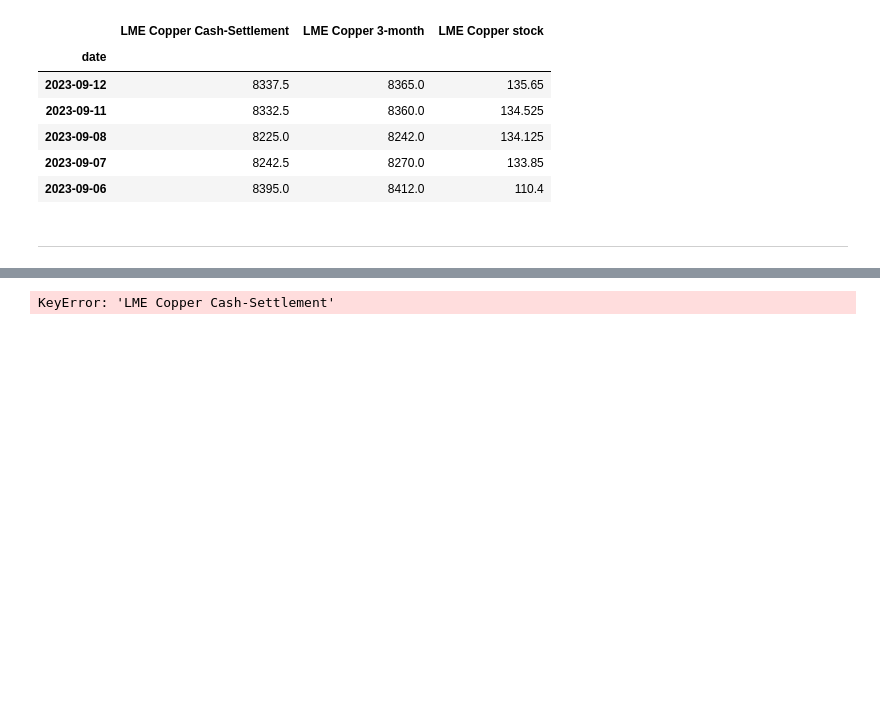
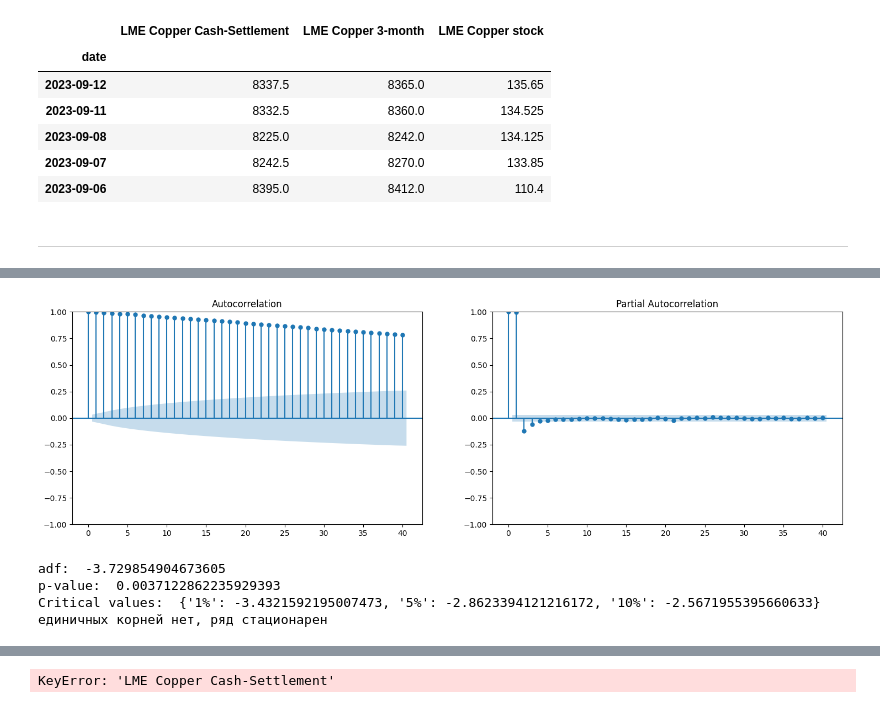
Before and after one commit to hotdonkey/data_science, a Jupyter notebook: Projecy_8/diploma.ipynb, the cells around one changed output, grey strips where cells are left out. Saved outputs shown, nothing was run; the diff lists cells and outputs as text; code cells hidden in the pictures; blank space fills up the shorter version.

```diff
--- a/Projecy_8/diploma.ipynb
+++ b/Projecy_8/diploma.ipynb
@@ -131,0 +179,29 @@ plt.show()
+# %%
+def plot_acf_pacf(series):
+    plt.rcParams["figure.figsize"] = 18, 5
+
+    fig, axes = plt.subplots(1, 2)
+
+    sgt.plot_acf(series, ax=axes[0], lags=40)
+    sgt.plot_pacf(series, ax=axes[1], lags=40, method="ywm")
+    plt.show()
+
+
+def stat_test(df):
+    test = sm.tsa.adfuller(df)
+    print ('adf: ', test[0] )
+    print ('p-value: ', test[1])
+    print('Critical values: ', test[4])
+    if test[0]> test[4]['5%']:
+        print ('есть единичные корни, ряд не стационарен')
+    else:
+        print ('единичных корней нет, ряд стационарен')
+# %%
+plot_acf_pacf(df_lme_stock)
+stat_test(df_lme_stock)
+# %% [output]
+[figure, added]
+adf:  -3.729854904673605
+p-value:  0.0037122862235929393
+Critical values:  {'1%': -3.4321592195007473, '5%': -2.8623394121216172, '10%': -2.5671955395660633}
+единичных корней нет, ряд стационарен
```
Also changed, not shown: parts of 12 cells of this notebook, 5 other files.
